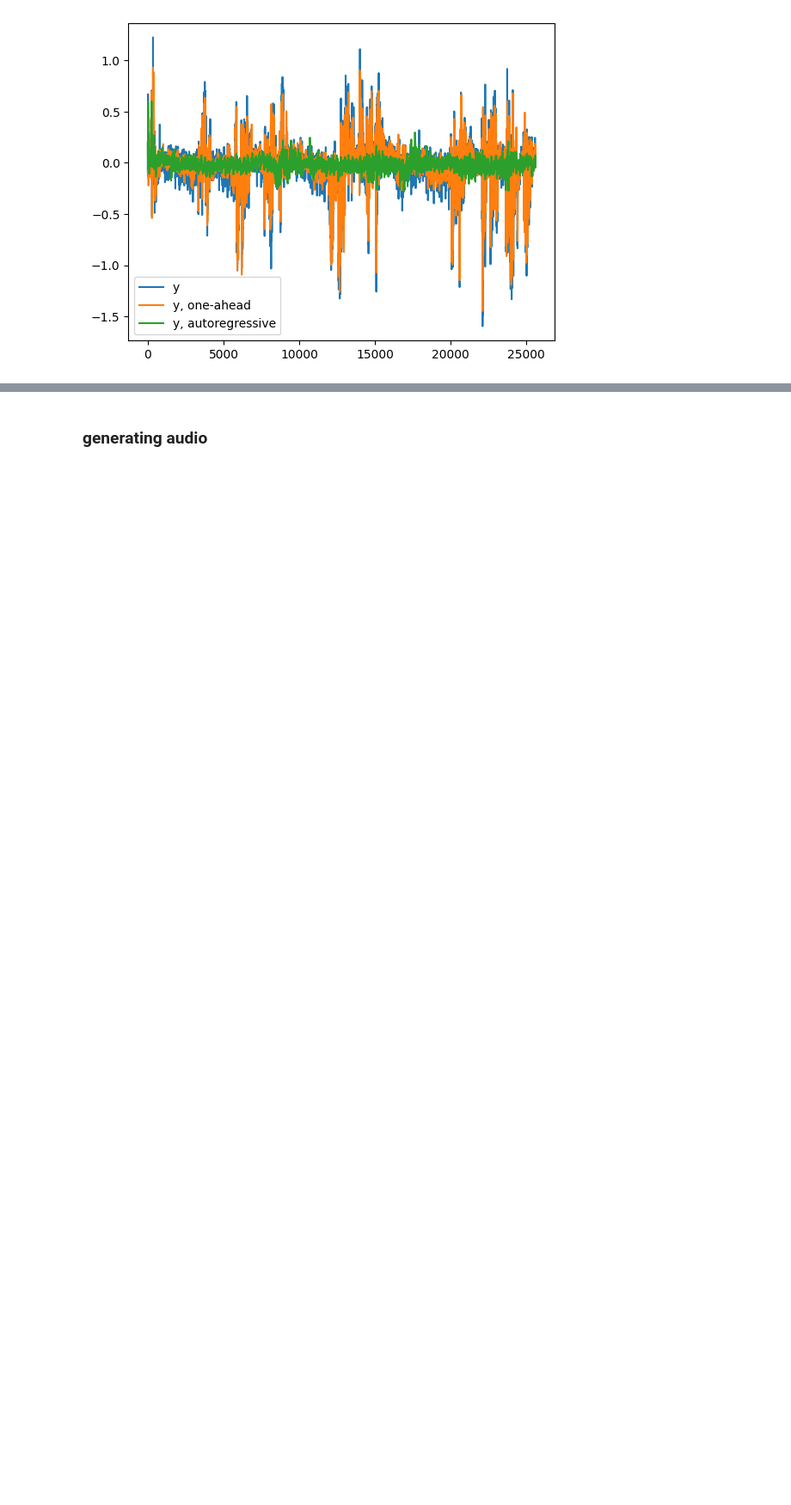
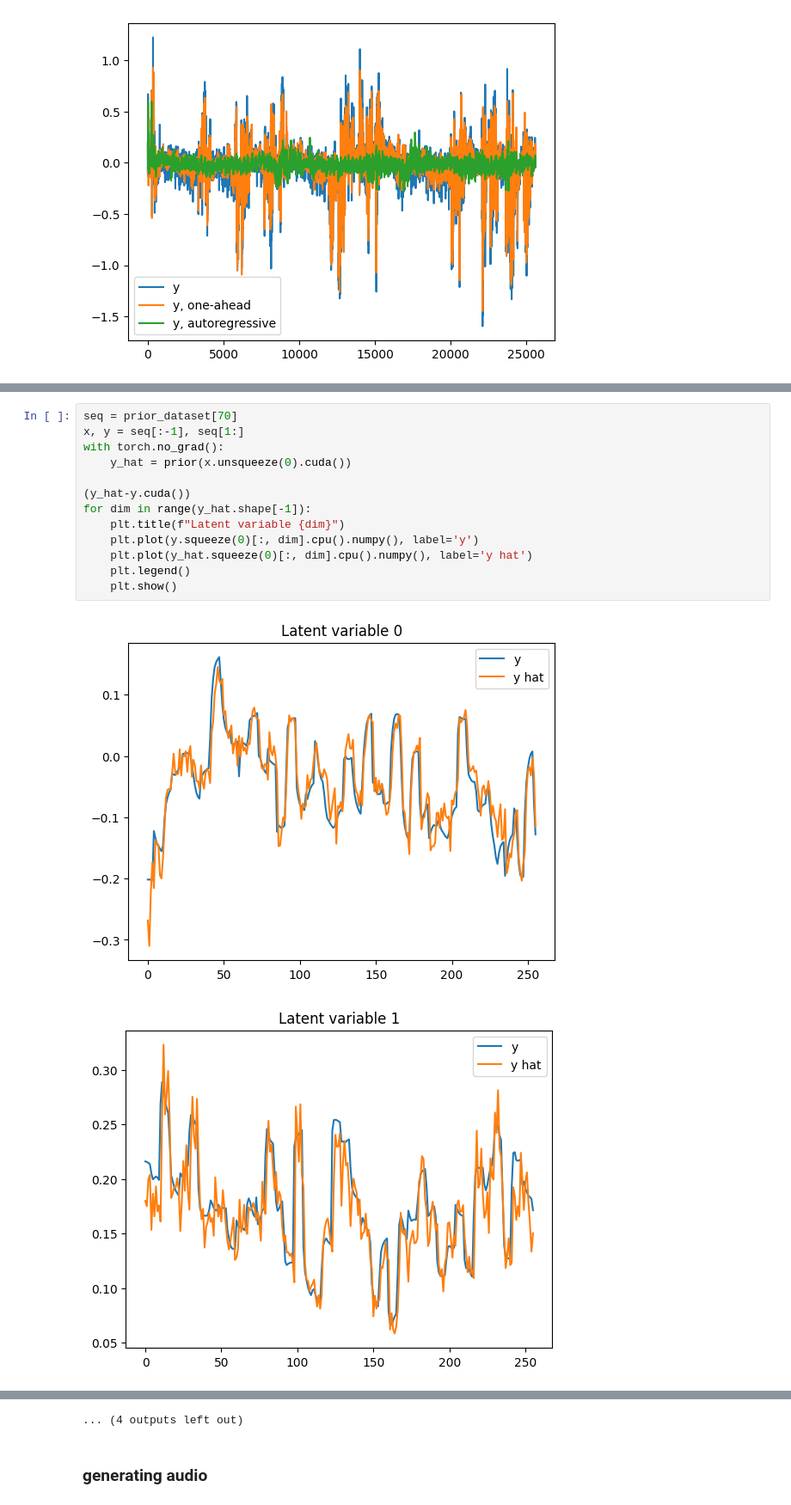
Before and after one commit to blazejkotowski/ddsp_vae, a Jupyter notebook: notebooks/Unconditional Generation.ipynb, the cells around one changed output, grey strips where cells are left out. Shown at 86% size. Saved outputs shown, nothing was run; the diff lists cells and outputs as text; blank space fills up the shorter version.

```diff
--- a/notebooks/Unconditional Generation.ipynb
+++ b/notebooks/Unconditional Generation.ipynb
@@ -542,0 +614,16 @@ plt.show()
+# %%
+seq = prior_dataset[70]
+x, y = seq[:-1], seq[1:]
+with torch.no_grad():
+    y_hat = prior(x.unsqueeze(0).cuda())
+
+(y_hat-y.cuda())
+for dim in range(y_hat.shape[-1]):
+    plt.title(f"Latent variable {dim}")
+    plt.plot(y.squeeze(0)[:, dim].cpu().numpy(), label='y')
+    plt.plot(y_hat.squeeze(0)[:, dim].cpu().numpy(), label='y hat')
+    plt.legend()
+    plt.show()
+# %% [output]
+[figure, added]
+[figure, added]
@@ -543,3 +640,4 @@ plt.show()
+... (4 outputs left out)
 # %% [markdown]
 ### generating audio
 # %%
```
Also changed, not shown: parts of 14 cells of this notebook, 3 other files.
